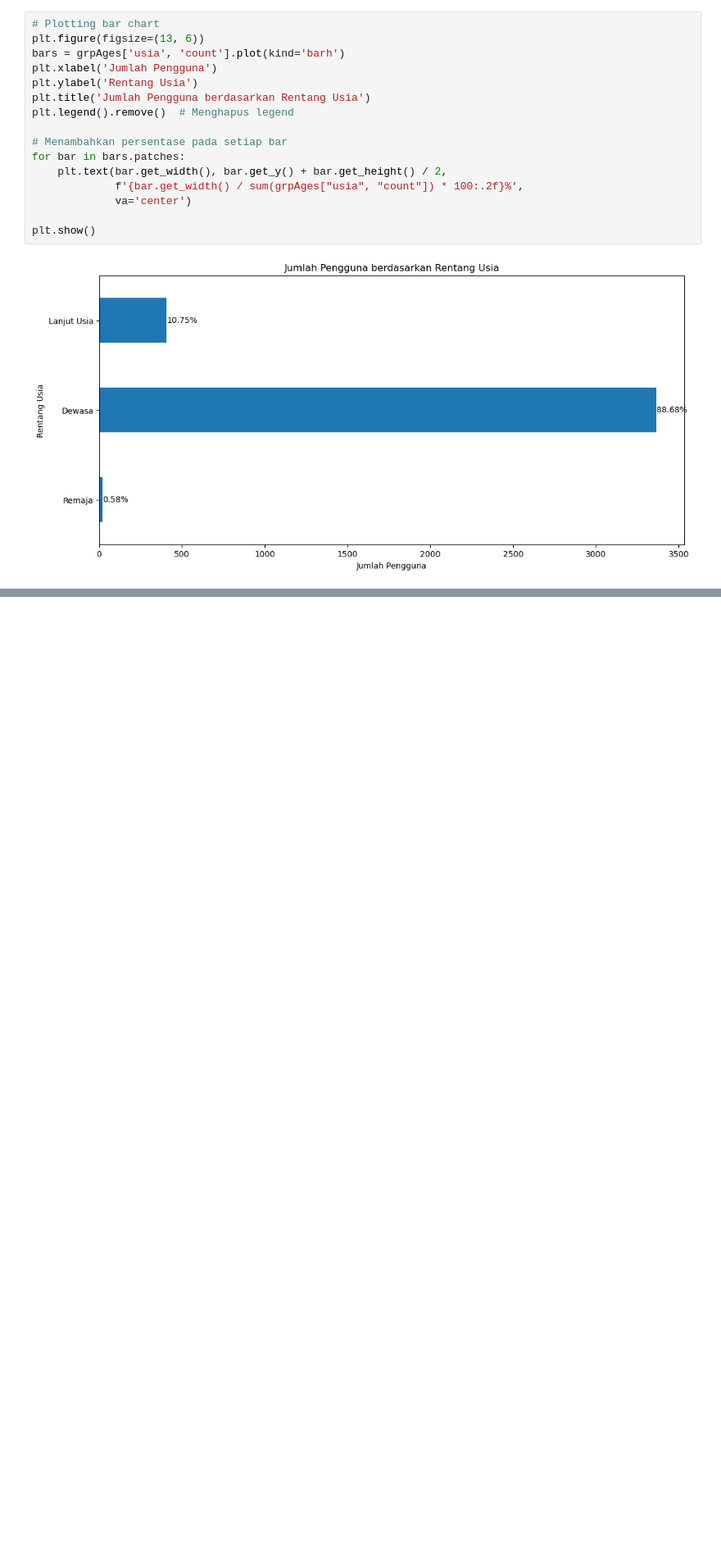
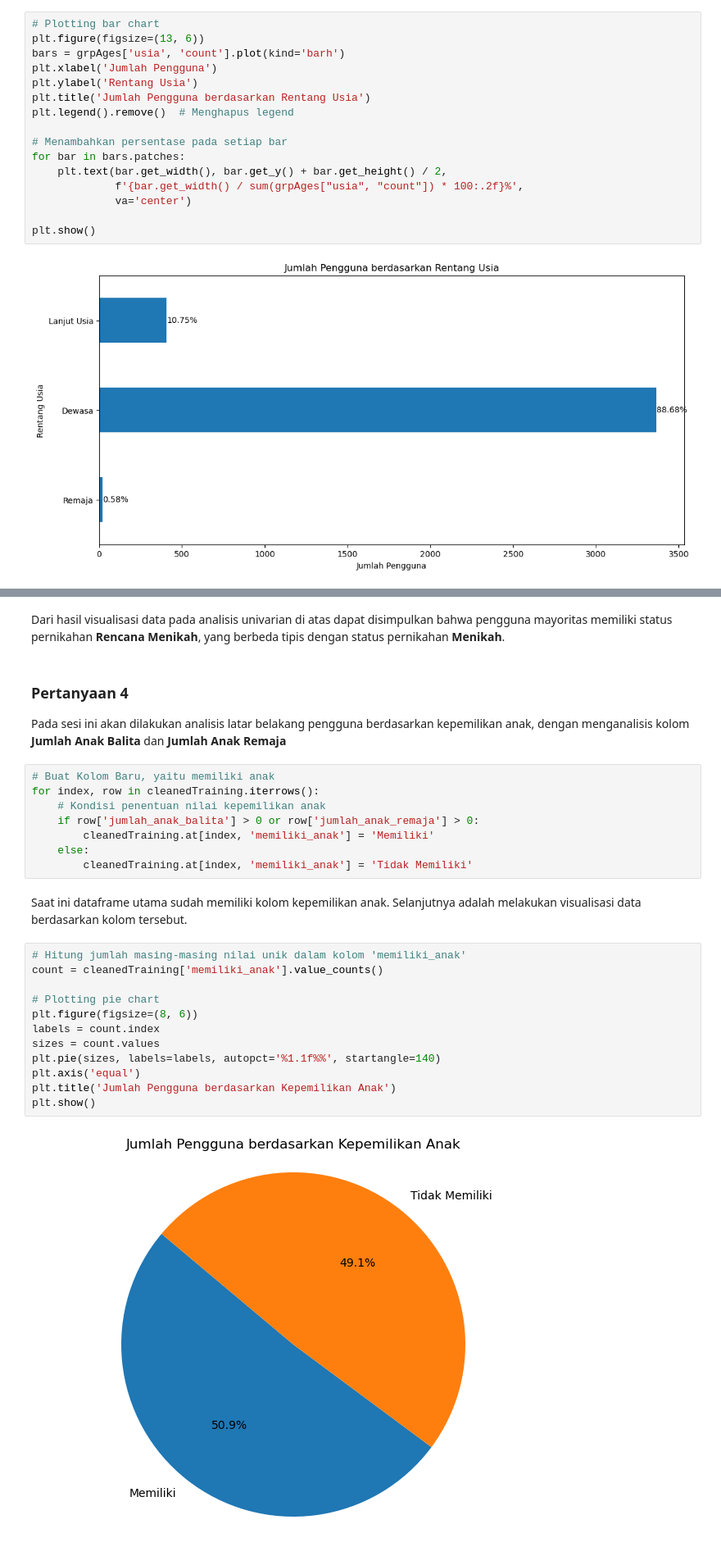
Before and after one commit to AFreborn22/superior_DA, a Jupyter notebook: SUPERIOR.ipynb, the cells around one changed output, grey strips where cells are left out. Shown at 82% size. Saved outputs shown, nothing was run; the diff lists cells and outputs as text; blank space fills up the shorter version.

```diff
--- a/SUPERIOR.ipynb
+++ b/SUPERIOR.ipynb
@@ -1032,0 +1118,30 @@ plt.show()
+# %% [markdown]
+Dari hasil visualisasi data pada analisis univarian di atas dapat disimpulkan bahwa pengguna mayoritas memiliki status pernikahan **Rencana Menikah**, yang berbeda tipis dengan status pernikahan **Menikah**.
+# %% [markdown]
+### Pertanyaan 4
+
+Pada sesi ini akan dilakukan analisis latar belakang pengguna berdasarkan kepemilikan anak, dengan menganalisis kolom **Jumlah Anak Balita** dan **Jumlah Anak Remaja**
+# %%
+# Buat Kolom Baru, yaitu memiliki anak
+for index, row in cleanedTraining.iterrows():
+    # Kondisi penentuan nilai kepemilikan anak
+    if row['jumlah_anak_balita'] > 0 or row['jumlah_anak_remaja'] > 0:
+        cleanedTraining.at[index, 'memiliki_anak'] = 'Memiliki'
+    else:
+        cleanedTraining.at[index, 'memiliki_anak'] = 'Tidak Memiliki'
+# %% [markdown]
+Saat ini dataframe utama sudah memiliki kolom kepemilikan anak. Selanjutnya adalah melakukan visualisasi data berdasarkan kolom tersebut.
+# %%
+# Hitung jumlah masing-masing nilai unik dalam kolom 'memiliki_anak'
+count = cleanedTraining['memiliki_anak'].value_counts()
+
+# Plotting pie chart
+plt.figure(figsize=(8, 6))
+labels = count.index
+sizes = count.values
+plt.pie(sizes, labels=labels, autopct='%1.1f%%', startangle=140)
+plt.axis('equal')
+plt.title('Jumlah Pengguna berdasarkan Kepemilikan Anak')
+plt.show()
+# %% [output]
+[figure, added]
```
Also changed, not shown: parts of 19 cells of this notebook.
